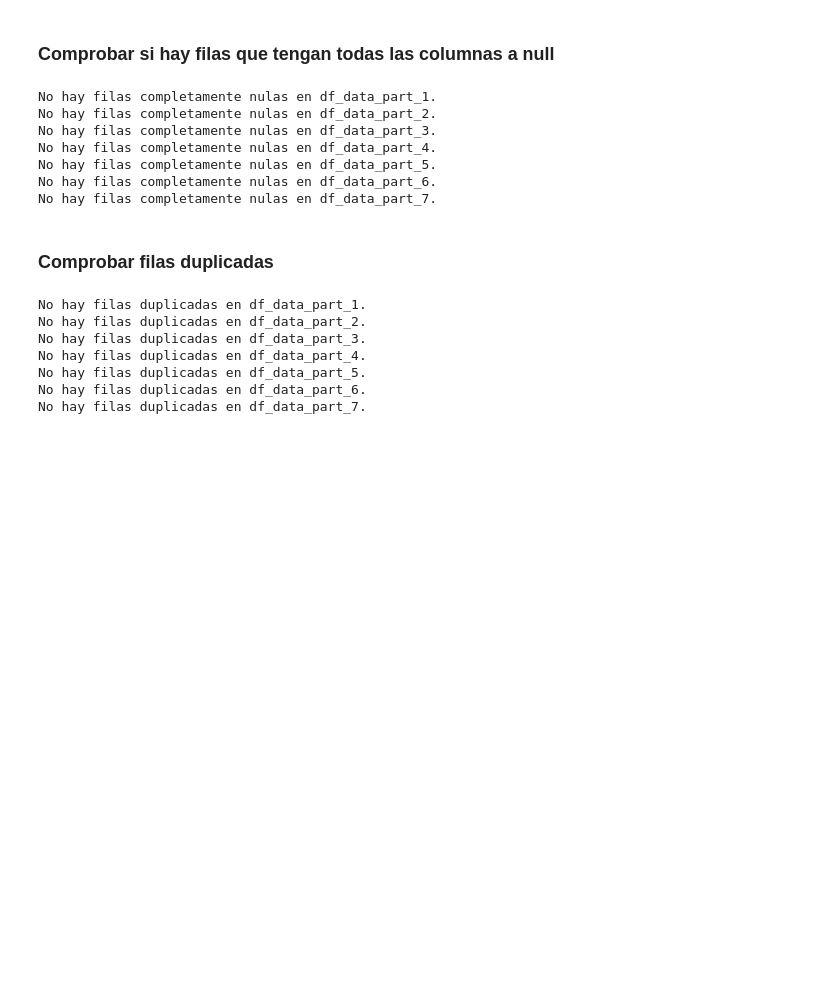
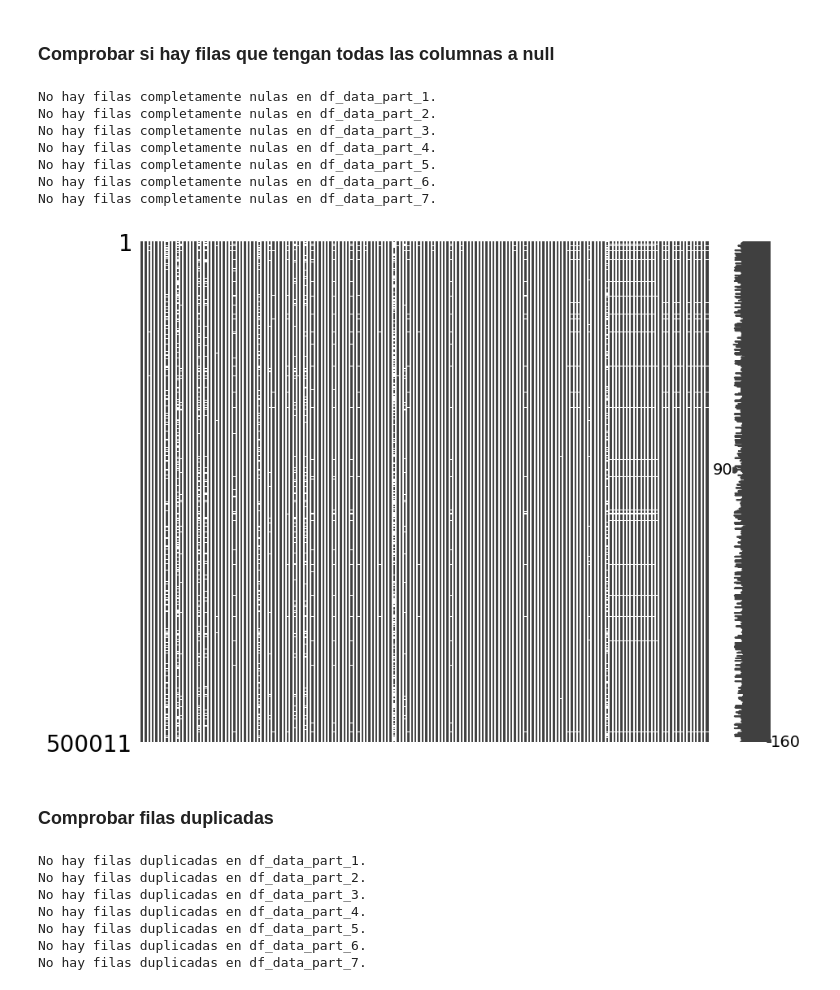
Before and after one commit to kliniik/Practica_AAI_1, a Jupyter notebook: preprocess.ipynb, the cells around one changed output. Drawn from its saved outputs; the diff is of its cells as text; code cells hidden in the pictures; blank space fills up the shorter version.

```diff
--- a/preprocess.ipynb
+++ b/preprocess.ipynb
@@ -113,2 +90,0 @@ Archivo train_data_part_7.csv guardado con 318756 filas.
-# %%
-df_data_part_1 = pd.read_csv('train_data_part_1.csv', encoding='ISO-8859-1')
@@ -208,6 +160,12 @@ No hay filas completamente nulas en df_data_part_4.
 No hay filas completamente nulas en df_data_part_5.
 No hay filas completamente nulas en df_data_part_6.
 No hay filas completamente nulas en df_data_part_7.
+# %%
+na_df = df_data_part_1
+msno.matrix(na_df, figsize=(10, 8))
+plt.show()
+# %% [output]
+[figure, added]
 # %% [markdown]
 ### Comprobar filas duplicadas
 # %%
```
Also changed, not shown: parts of 64 cells of this notebook, 1 other file.
